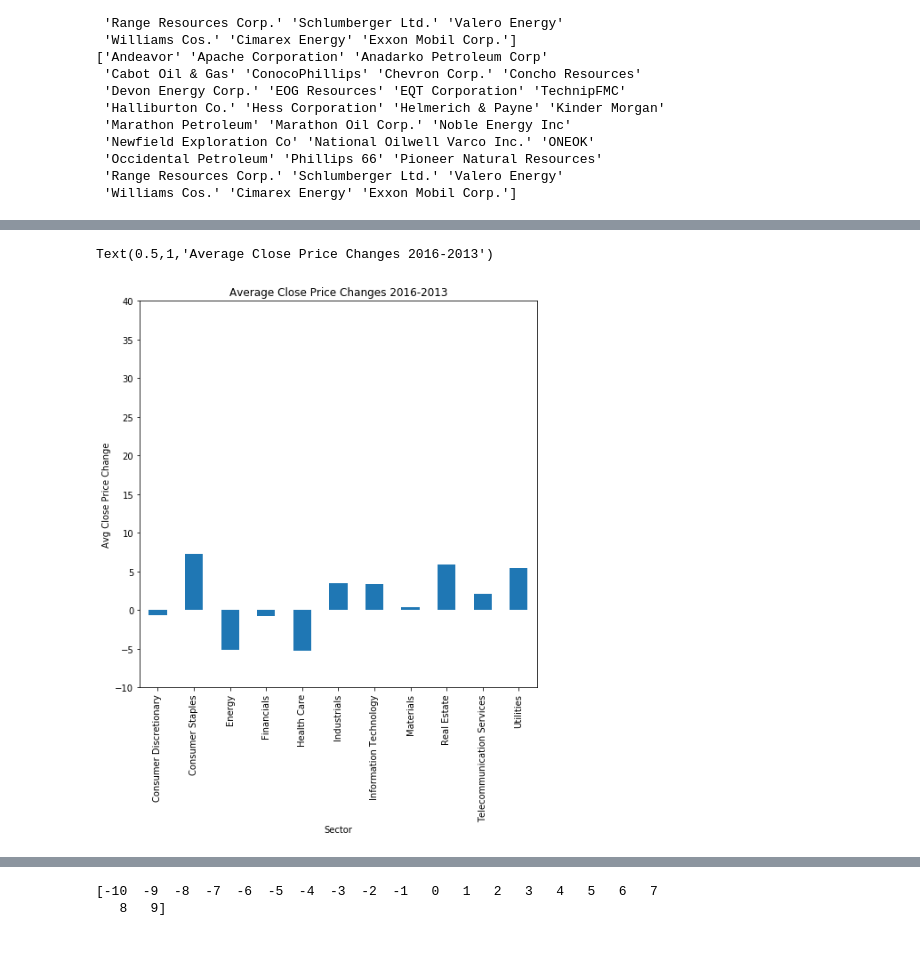
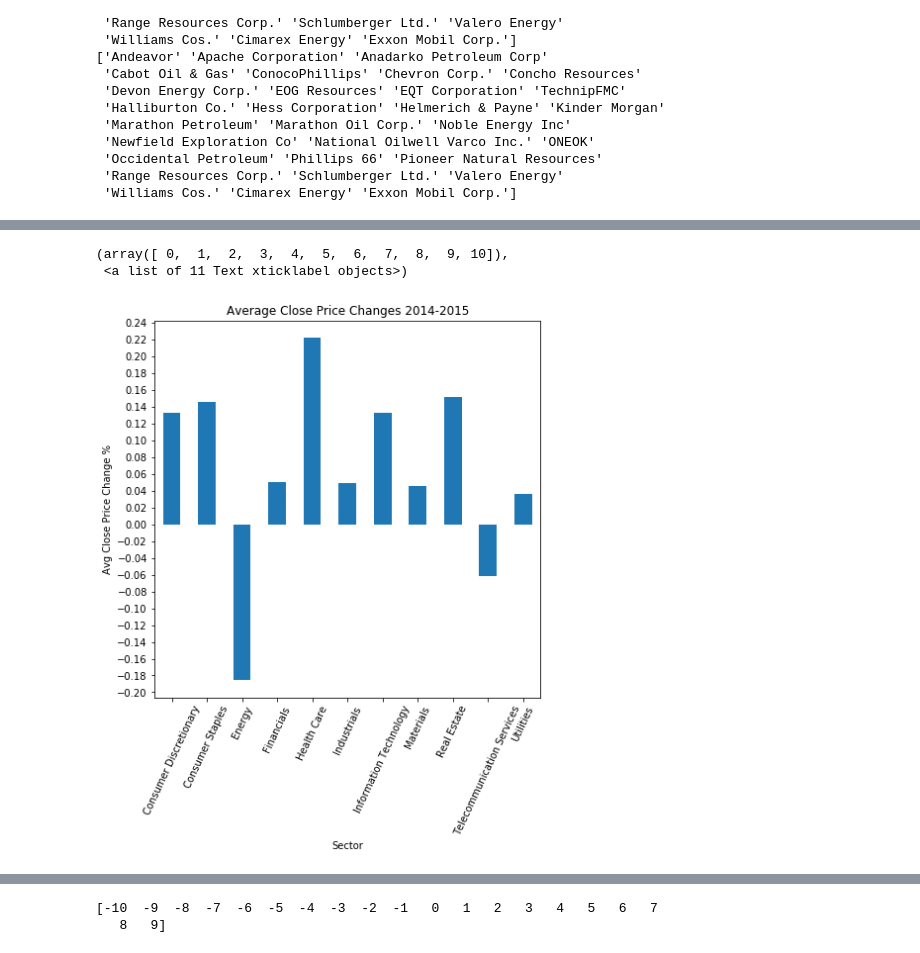
Before and after one commit to Aaivazi000/fintech-master, a Jupyter notebook: Marin Workspace/marin_4.18.ipynb, the cells around one changed output, grey strips where cells are left out. Drawn from its saved outputs; the diff is of its cells as text; code cells hidden in the pictures.

```diff
--- a/Marin Workspace/marin_4.18.ipynb
+++ b/Marin Workspace/marin_4.18.ipynb
@@ -236,9 +242,12 @@ print(df2013[df2013['Sector'] == 'Energy'].full_name.unique())
 # %%
-(df['2016'].groupby('Sector').close.mean() - df['2015'].groupby('Sector').close.mean()).plot(kind = 'bar',
-                                                                                            yticks = np.arange(-10,41, 5),
-                                                                                            figsize = (8,8))
-plt.ylabel('Avg Close Price Change')
-plt.title('Average Close Price Changes 2016-2013')
+x = df['2014'].groupby('Sector').close.mean()
+y = df['2015'].groupby('Sector').close.mean()
+
+((y-x)/x).plot(kind = 'bar', yticks = np.arange(-.20,.26, 0.02), figsize = (7,7))
+plt.ylabel('Avg Close Price Change %')
+plt.title('Average Close Price Changes 2014-2015')
+plt.xticks(rotation = 65)
 # %% [output]
-Text(0.5,1,'Average Close Price Changes 2016-2013')
+(array([ 0,  1,  2,  3,  4,  5,  6,  7,  8,  9, 10]),
+ <a list of 11 Text xticklabel objects>)
-[figure, old version]
+[figure, new version]
```
Also changed, not shown: parts of 10 cells of this notebook.
